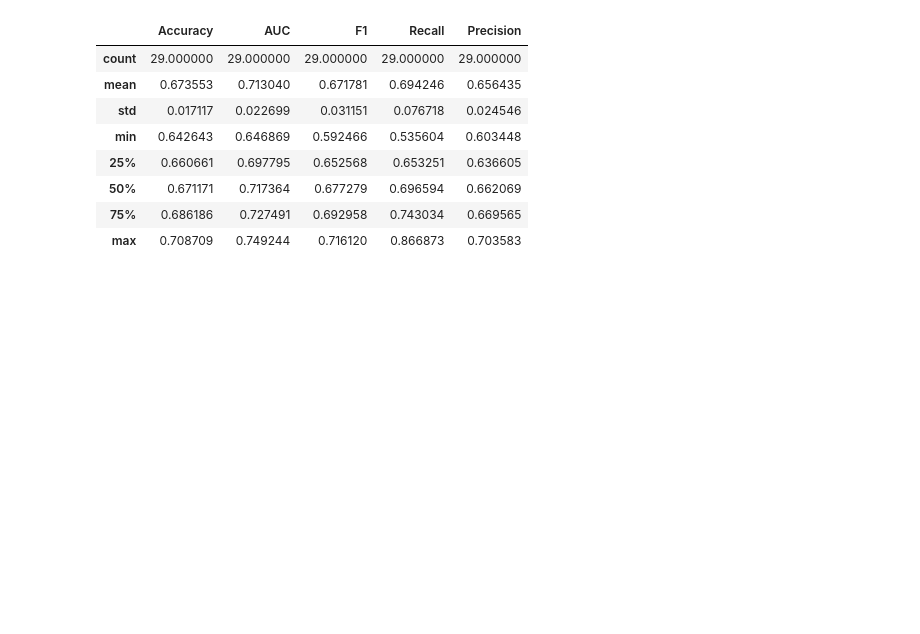
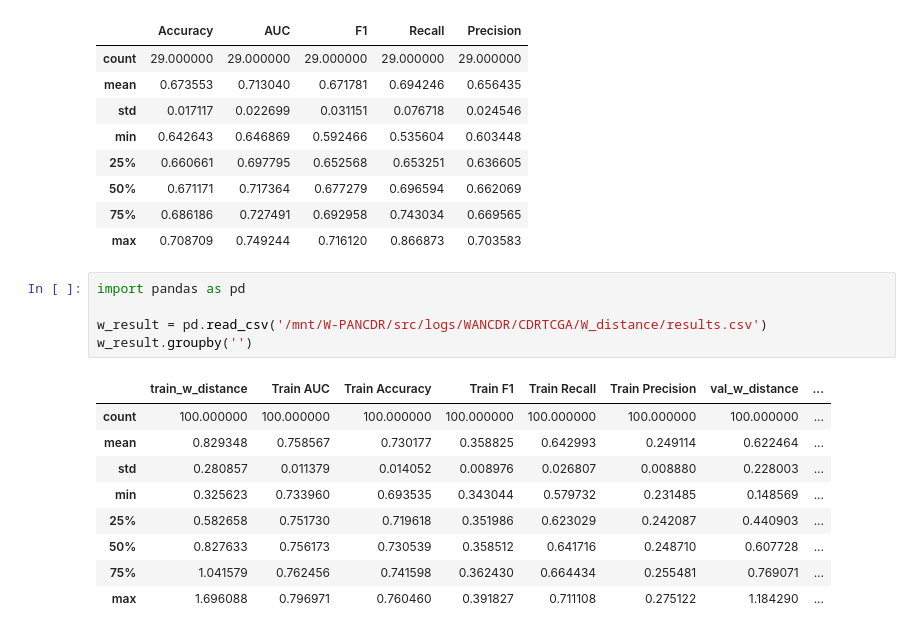
Before and after one commit to gkswns3708/W-PANCDR, a Jupyter notebook: src/summary.ipynb, the cells around one changed output. Drawn from its saved outputs; the diff is of its cells as text; blank space fills up the shorter version.

```diff
--- a/src/summary.ipynb
+++ b/src/summary.ipynb
@@ -90,3 +90,18 @@ p_result.drop(columns=['Iteration']).describe()
 | 50% | 0.671171 | 0.717364 | 0.677279 | 0.696594 | 0.662069 |
 | 75% | 0.686186 | 0.727491 | 0.692958 | 0.743034 | 0.669565 |
 | max | 0.708709 | 0.749244 | 0.716120 | 0.866873 | 0.703583 |
+# %%
+import pandas as pd
+
+w_result = pd.read_csv('/mnt/W-PANCDR/src/logs/WANCDR/CDRTCGA/W_distance/results.csv')
+w_result.groupby('')
+# %% [output]
+|  | train_w_distance | Train AUC | Train Accuracy | Train F1 | Train Recall | Train Precision | val_w_distance | ... |
+| count | 100.000000 | 100.000000 | 100.000000 | 100.000000 | 100.000000 | 100.000000 | 100.000000 | ... |
+| mean | 0.829348 | 0.758567 | 0.730177 | 0.358825 | 0.642993 | 0.249114 | 0.622464 | ... |
+| std | 0.280857 | 0.011379 | 0.014052 | 0.008976 | 0.026807 | 0.008880 | 0.228003 | ... |
+| min | 0.325623 | 0.733960 | 0.693535 | 0.343044 | 0.579732 | 0.231485 | 0.148569 | ... |
+| 25% | 0.582658 | 0.751730 | 0.719618 | 0.351986 | 0.623029 | 0.242087 | 0.440903 | ... |
+| 50% | 0.827633 | 0.756173 | 0.730539 | 0.358512 | 0.641716 | 0.248710 | 0.607728 | ... |
+| 75% | 1.041579 | 0.762456 | 0.741598 | 0.362430 | 0.664434 | 0.255481 | 0.769071 | ... |
+| max | 1.696088 | 0.796971 | 0.760460 | 0.391827 | 0.711108 | 0.275122 | 1.184290 | ... |
```
Also changed, not shown: parts of 4 cells of this notebook, 20 other files.
